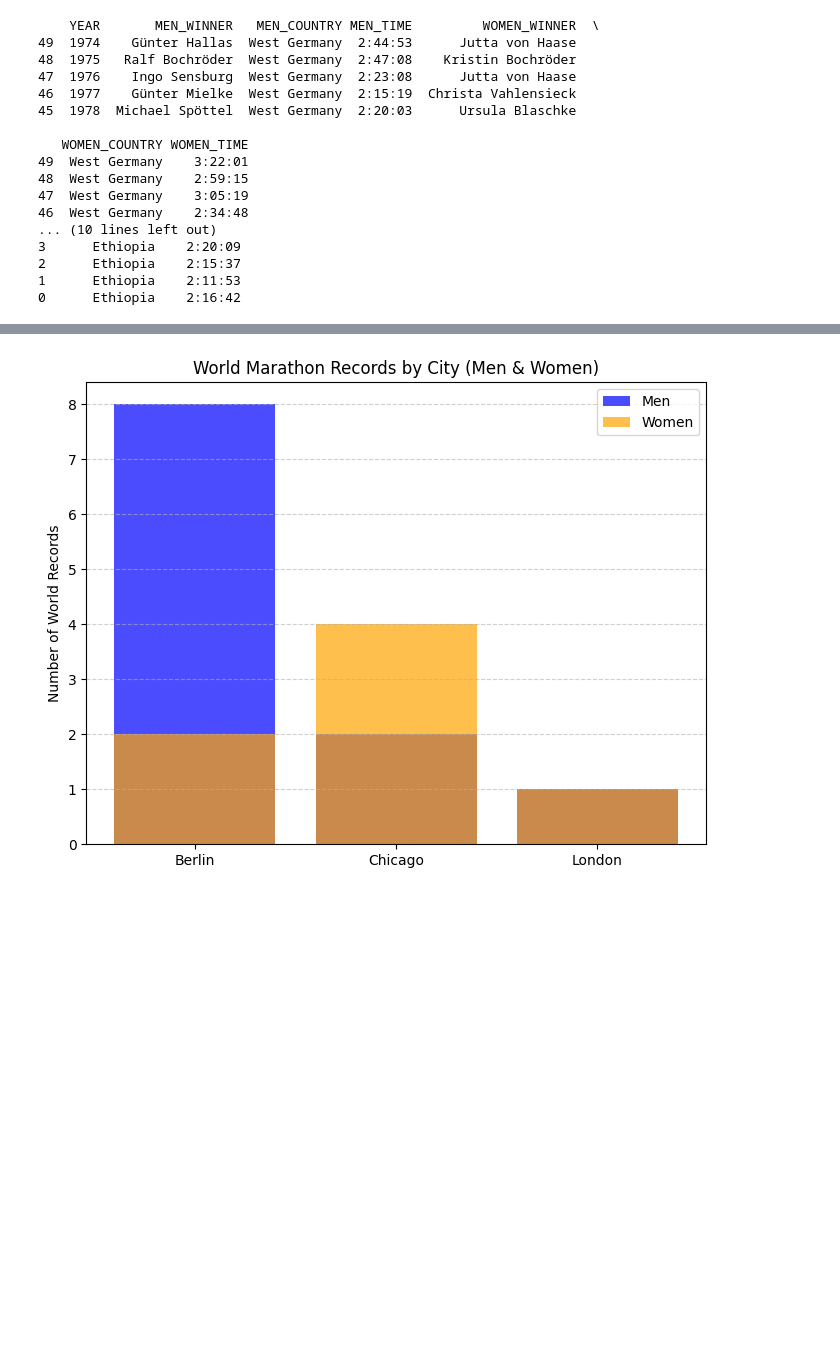
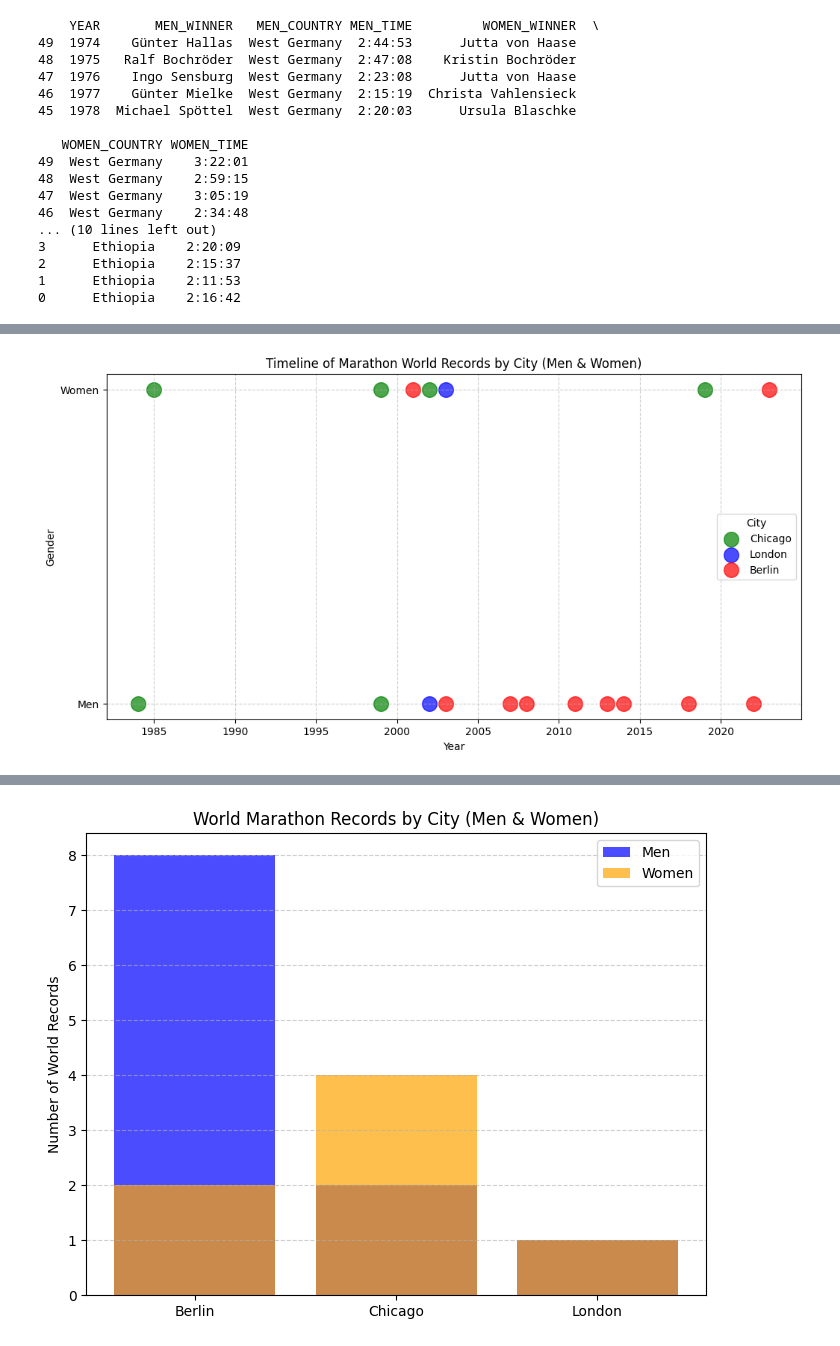
Before and after one commit to jomachase/first_project, a Jupyter notebook: notebooks/Rafael.ipynb, the cells around one changed output, grey strips where cells are left out. Drawn from its saved outputs; the diff is of its cells as text; code cells hidden in the pictures; blank space fills up the shorter version.

```diff
--- a/notebooks/Rafael.ipynb
+++ b/notebooks/Rafael.ipynb
@@ -140,3 +140,29 @@ print(df_final.tail())
 2      Ethiopia    2:15:37
 1      Ethiopia    2:11:53
 0      Ethiopia    2:16:42
+# %%
+records = [
+    # Men
+    {"Year":1984,"Gender":"Men","City":"Chicago","Winner":"Steve Jones"},
+    {"Year":1999,"Gender":"Men","City":"Chicago","Winner":"Khalid Khannouchi"},
+    {"Year":2002,"Gender":"Men","City":"London","Winner":"Khalid Khannouchi"},
+    {"Year":2003,"Gender":"Men","City":"Berlin","Winner":"Paul Tergat"},
+    {"Year":2007,"Gender":"Men","City":"Berlin","Winner":"Haile Gebrselassie"},
+    {"Year":2008,"Gender":"Men","City":"Berlin","Winner":"Haile Gebrselassie"},
+    {"Year":2011,"Gender":"Men","City":"Berlin","Winner":"Patrick Makau"},
+    {"Year":2013,"Gender":"Men","City":"Berlin","Winner":"Wilson Kipsang"},
+    {"Year":2014,"Gender":"Men","City":"Berlin","Winner":"Dennis Kimetto"},
+    {"Year":2018,"Gender":"Men","City":"Berlin","Winner":"Eliud Kipchoge"},
+    {"Year":2022,"Gender":"Men","City":"Berlin","Winner":"Eliud Kipchoge"},
+    # Women
+    {"Year":1985,"Gender":"Women","City":"Chicago","Winner":"Ingrid Kristiansen"},
+    {"Year":1999,"Gender":"Women","City":"Chicago","Winner":"Tegla Loroupe"},
+    {"Year":2001,"Gender":"Women","City":"Berlin","Winner":"Naoko Takahashi"},
+    {"Year":2002,"Gender":"Women","City":"Chicago","Winner":"Paula Radcliffe"},
+    {"Year":2003,"Gender":"Women","City":"London","Winner":"Paula Radcliffe"},
+    {"Year":2019,"Gender":"Women","City":"Chicago","Winner":"Brigid Kosgei"},
+    {"Year":2023,"Gender":"Women","City":"Berlin","Winner":"Tigst Assefa"},
+]
+
+df_records = pd.DataFrame(records)
+df_records
@@ -142,0 +187,19 @@ print(df_final.tail())
+# %%
+# Timeline of Marathon World Records by City (Men & Women)
+
+plt.figure(figsize=(12,6))
+colors = {"Berlin":"red","Chicago":"green","London":"blue"}
+
+for city in df_records["City"].unique():
+    subset = df_records[df_records["City"]==city]
+    plt.scatter(subset["Year"], subset["Gender"],
+                s=200, marker="o", color=colors.get(city,"gray"), label=city, alpha=0.7)
+
+plt.title("Timeline of Marathon World Records by City (Men & Women)")
+plt.xlabel("Year")
+plt.ylabel("Gender")
+plt.legend(title="City")
+plt.grid(True, linestyle="--", alpha=0.6)
+plt.show()
+# %% [output]
+[figure, added]
```
Also changed, not shown: parts of 9 cells of this notebook, 1 other file.
